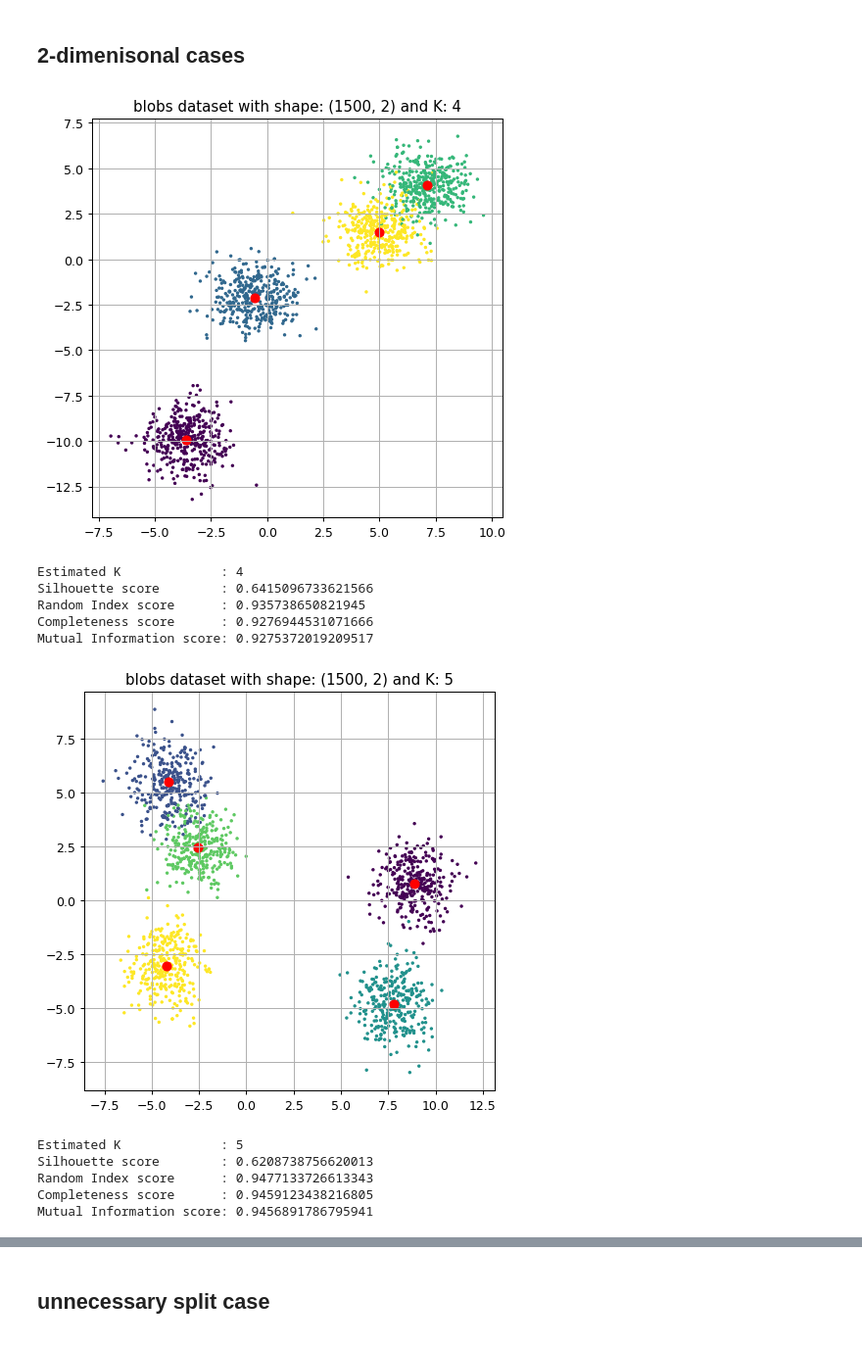
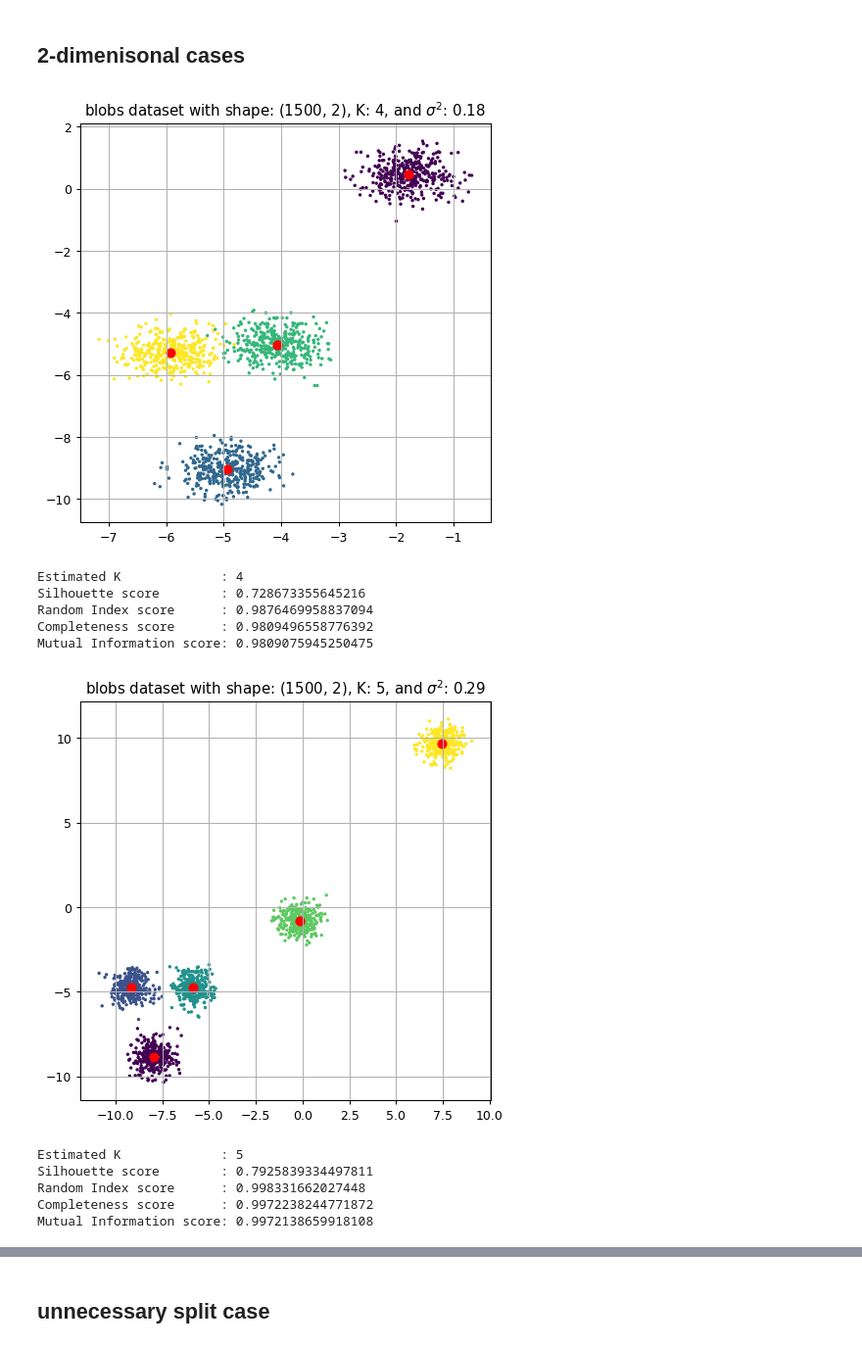
Before and after one commit to Albert-Z-Guo/X-means, a Jupyter notebook: tests.ipynb, the cells around one changed output, grey strips where cells are left out. Shown at 98% size. Cells and saved outputs as stored; diff of their text form; code cells hidden in the pictures.

```diff
--- a/tests.ipynb
+++ b/tests.ipynb
@@ -8,11 +9,11 @@ from xmeans import XMeans
 %load_ext autoreload
 %autoreload 2
 # %%
-def visualize_and_evaluate(dataset_name, data, labels, num_centers, model):
+def visualize_and_evaluate(dataset_name, data, labels, num_centers, model, variance=1.0):
     fig = plt.figure(figsize=(6,6), dpi=90)
     plt.scatter(data[:, 0], data[:, 1], s=3, c=labels, cmap='viridis')
     plt.scatter(model.centroids[:, 0], model.centroids[:, 1], s=50, c='red')
-    plt.title(f'{dataset_name} with shape: {data.shape} and K: {num_centers}')
+    plt.title(f'{dataset_name} with shape: {data.shape}, K: {num_centers}, and $\sigma^2$: {variance}')
     plt.grid()
     plt.show()
 
@@ -27,19 +28,20 @@ def visualize_and_evaluate(dataset_name, data, labels, num_centers, model):
 # %%
 # blob datasets
 for num_centers in range(4, 15):
-    data, labels = datasets.make_blobs(n_samples=1500, centers=num_centers, n_features=2, cluster_std=1)
+    cluster_std = np.random.uniform(low=0.25, high=1.0, size=1)[0]
+    data, labels = datasets.make_blobs(n_samples=1500, centers=num_centers, cluster_std=cluster_std)
     model = XMeans(K_max=20, identical_spherical_normal_distributions=False).fit(data)
-    visualize_and_evaluate('blobs dataset', data, labels, num_centers, model)
+    visualize_and_evaluate('blobs dataset', data, labels, num_centers, model, variance=round(cluster_std**2, 2))
 # %% [output]
-[figure, old version]
+[figure, new version]
 Estimated K             : 4
-Silhouette score        : 0.6415096733621566
-Random Index score      : 0.935738650821945
-Completeness score      : 0.9276944531071666
-Mutual Information score: 0.9275372019209517
+Silhouette score        : 0.728673355645216
+Random Index score      : 0.9876469958837094
+Completeness score      : 0.9809496558776392
+Mutual Information score: 0.9809075945250475
-[figure, old version]
+[figure, new version]
 Estimated K             : 5
-Silhouette score        : 0.6208738756620013
-Random Index score      : 0.9477133726613343
-Completeness score      : 0.9459123438216805
-Mutual Information score: 0.9456891786795941
+Silhouette score        : 0.7925839334497811
+Random Index score      : 0.998331662027448
+Completeness score      : 0.9972238244771872
+Mutual Information score: 0.9972138659918108
```
Also changed, not shown: parts of 4 cells of this notebook, 2 other files.
